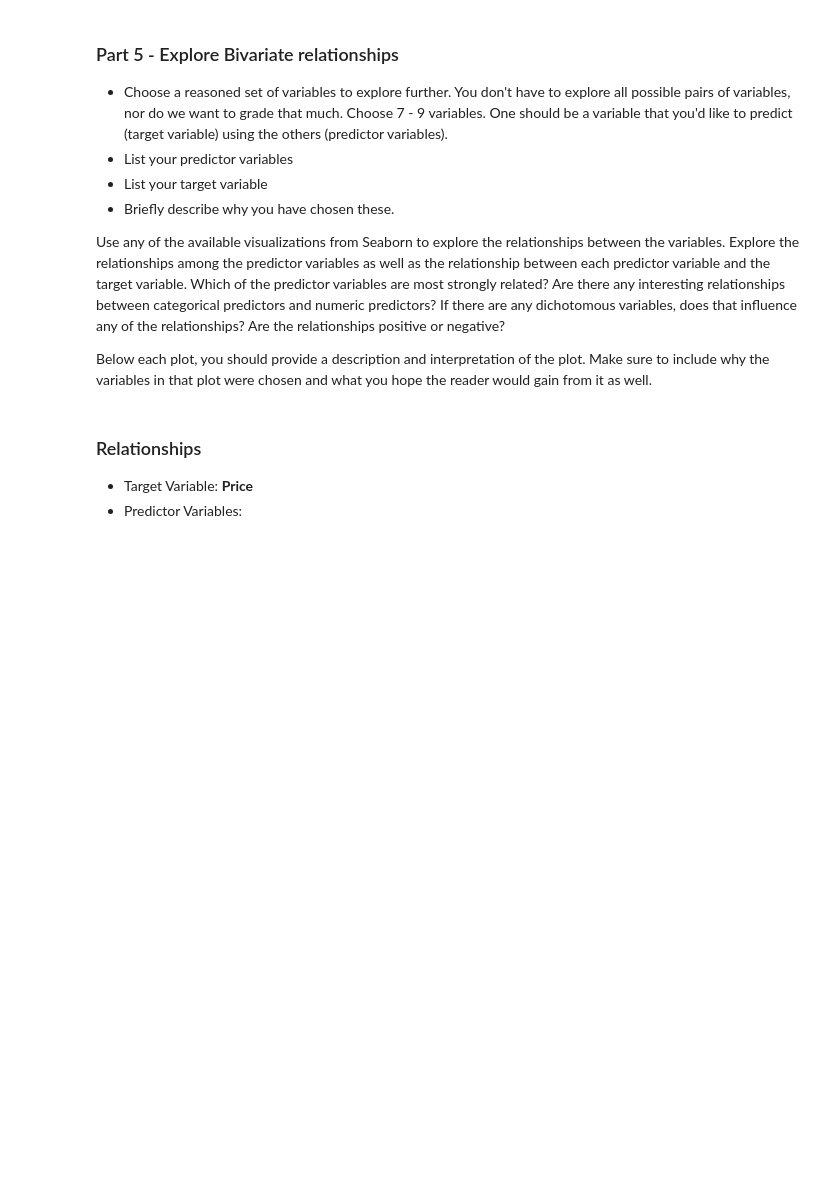
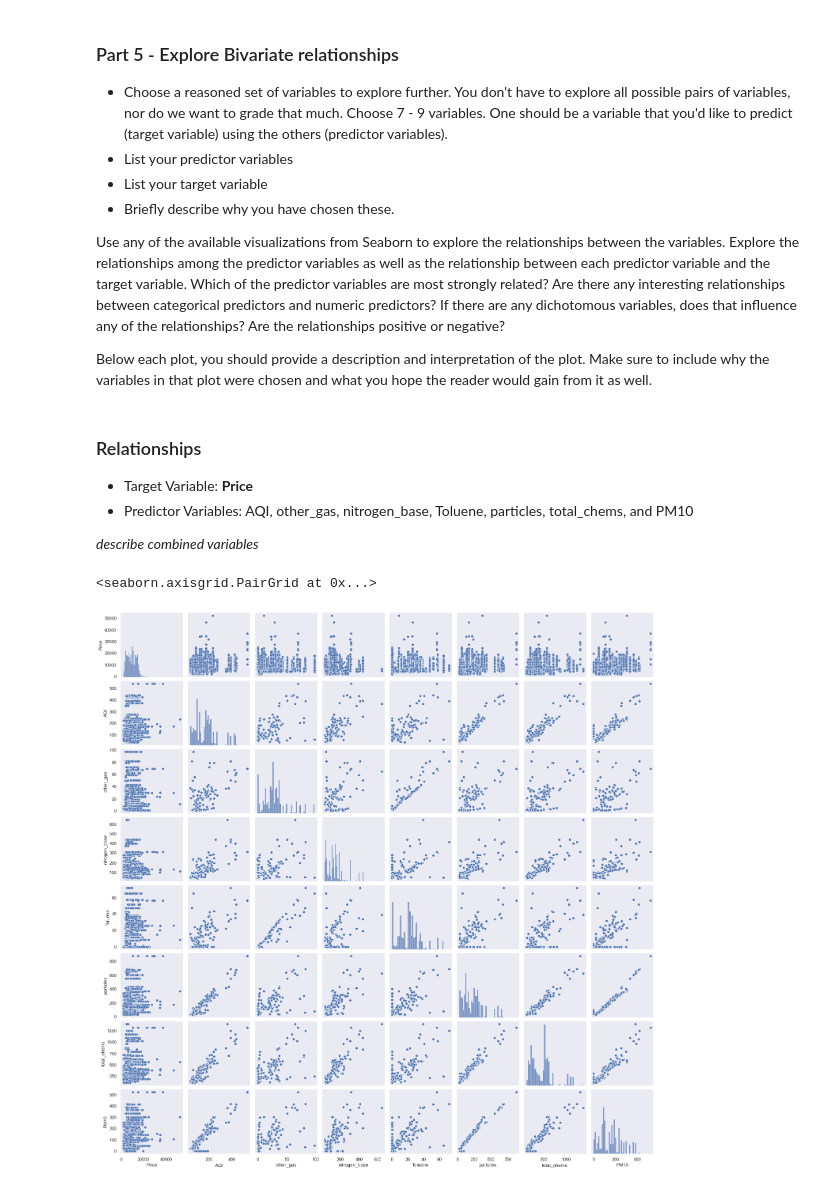
Before and after one commit to calebm00re/22ML-project2, a Jupyter notebook: Project02_pt2.ipynb, the cells around one changed output. Cells and saved outputs as stored; diff of their text form; code cells hidden in the pictures; blank space fills up the shorter version.

Commit message:
Added plots and Flights Data Dict

```diff
--- a/Project02_pt2.ipynb
+++ b/Project02_pt2.ipynb
@@ -209,11 +269,9 @@ df2["NH3"].fillna(0, inplace=True)
 df2["AQI"].fillna(0, inplace=True)
 df2["AQI_Bucket"].fillna(0, inplace=True)
 
-
-
-res = df1.merge(df2, how='inner', left_on=['datetime', 'Source'], right_on=['datetime', 'City'])
+res = df1.merge(df2, left_on=['datetime', 'Source'], right_on=['datetime', 'City'])
 print(res.shape)
-print(res.value_counts("City"))
+print(res.City.unique())
 
 res['total_chems'] = res['NO'] + res['PM2.5']\
                  + res['PM10'] + res['NO2']\
@@ -229,14 +287,9 @@ res['particles'] = res['PM10'] + res['PM2.5']
 corrmatrix = res.corr()
 corrmatrix["Price"].sort_values(ascending=False)
 
-# dfnew['nitrogens'] = dfnew['NO'] + dfnew['NO2'] + dfnew['NO3'] + dfnew['NOx']
-#
-# corr_matrix = dfnew.corr()
-# print(corr_matrix["Price"].sort_values(ascending=False))
-# dfnew
-%matplotlib inline
-
-res.hist(bins = 50, figsize=(20,15))
-plt.show()
+# print("air19_df cities: ", air19_df.City.unique())
+# print("flights_df Sources: ", flights_df.Source.unique())
+# print("flights_df Dests: ", flights_df.Destination.unique())
+# print("res cities: ", res.City.unique())
 # %% [output]
 (8486, 28)
@@ -262,4 +328,12 @@ Below each plot, you should provide a description and interpretation of the plot
 ### Relationships
 
 - Target Variable: __Price__
-- Predictor Variables:
+- Predictor Variables: AQI, other_gas, nitrogen_base, Toluene, particles, total_chems, and PM10
+
+*describe combined variables*
+# %%
+attributes = ["Price", "AQI", "other_gas","nitrogen_base", "Toluene", "particles", "total_chems", "PM10"]
+sns.pairplot(res[attributes])
+# %% [output]
+<seaborn.axisgrid.PairGrid at 0x...>
+[figure, added]
```
Also changed, not shown: parts of 12 cells of this notebook.
